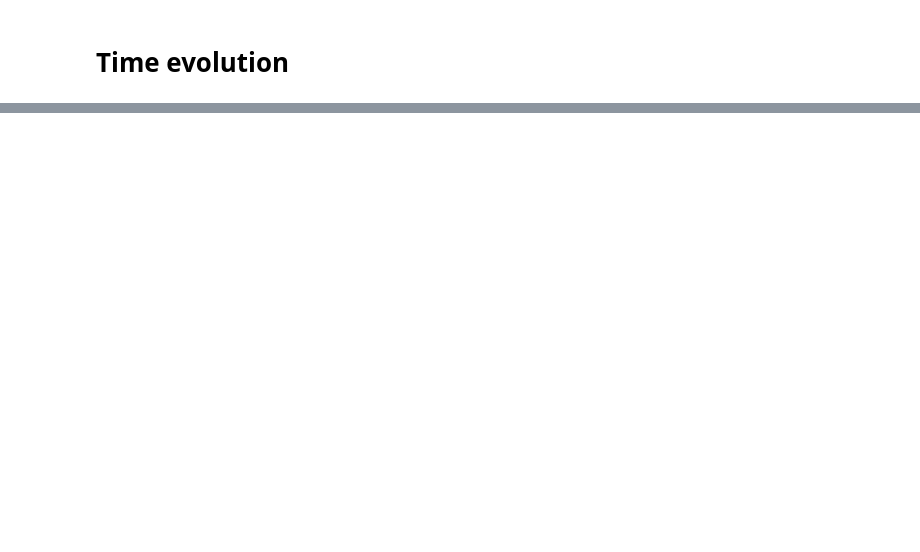
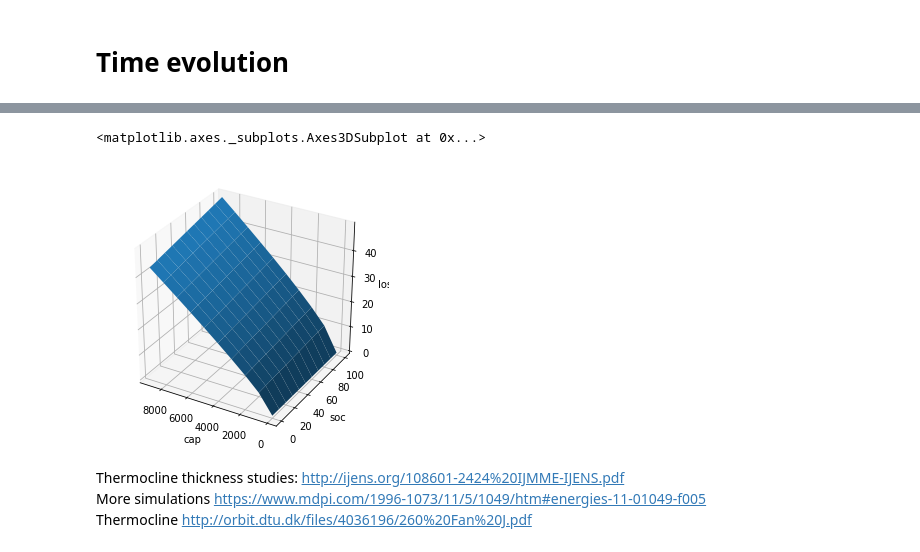
Before and after one commit to jnnr/models_oemof, a Jupyter notebook: TES_model/TES_model_sketches.ipynb, the cells around one changed output, grey strips where cells are left out. Drawn from its saved outputs; the diff is of its cells as text; code cells hidden in the pictures; blank space fills up the shorter version.

```diff
--- a/TES_model/TES_model_sketches.ipynb
+++ b/TES_model/TES_model_sketches.ipynb
@@ -229,0 +278,46 @@ SyntaxError: unexpected EOF while parsing (<ipython-input-136-dfac0a14145f>, lin
+# %%
+def new_stratified_model(U, temp_min, temp_max, temp_amb,
+                           h, c, rho, cap, soc):
+    r"""
+    Model the losses in a perfectly
+    stratified tank with HT and LT
+    section and state of charge given
+    by the position of the boundary
+    """
+    soc *= 0.01
+    r = np.sqrt(cap * 1/(np.pi*h*c*rho*(temp_max - temp_amb)))
+    pir2 = cap * 1/(h*c*rho*(temp_max - temp_amb))
+    A = 2 * pir2 + 2 * np.pi * r * h
+    x = h * (1 - soc)
+    loss_ht = (temp_max - temp_amb)*(2*np.pi*r*(h-x)+np.pi*r**2)*U
+    loss_lt = (temp_min - temp_amb)*(2*np.pi*r*x+np.pi*r**2)*U
+    loss = loss_ht + loss_lt
+    return loss
+
+# sample fully stratified model
+input_dict = OrderedDict([('U', [0.005]),
+                          ('temp_min', [65]),
+                          ('temp_max', [90]),
+                          ('temp_amb', [21]),
+                          ('h', [2]),
+                          ('c', [0.00117]),
+                          ('rho', [1000]),
+                          ('cap', np.arange(0, 10000, 1000)),
+                          ('soc', np.arange(0, 110, 10))])
+
+results_dict = dict([('results', ['loss'])])
+sam_new_stratified_model = generic_sampling(input_dict, results_dict, new_stratified_model)[0]
+
+from mpl_toolkits.mplot3d import Axes3D
+fig = plt.figure(figsize=(5,5))
+add_3d_axes(fig, 111,
+            sam_new_stratified_model.coords['cap'],
+            sam_new_stratified_model.coords['soc'],
+            sam_new_stratified_model.squeeze().values.T)
+# %% [output]
+<matplotlib.axes._subplots.Axes3DSubplot at 0x...>
+[figure, added]
+# %% [markdown]
+Thermocline thickness studies: http://ijens.org/108601-2424%20IJMME-IJENS.pdf
+More simulations https://www.mdpi.com/1996-1073/11/5/1049/htm#energies-11-01049-f005
+Thermocline http://orbit.dtu.dk/files/4036196/260%20Fan%20J.pdf
```
Also changed, not shown: parts of 24 cells of this notebook.
